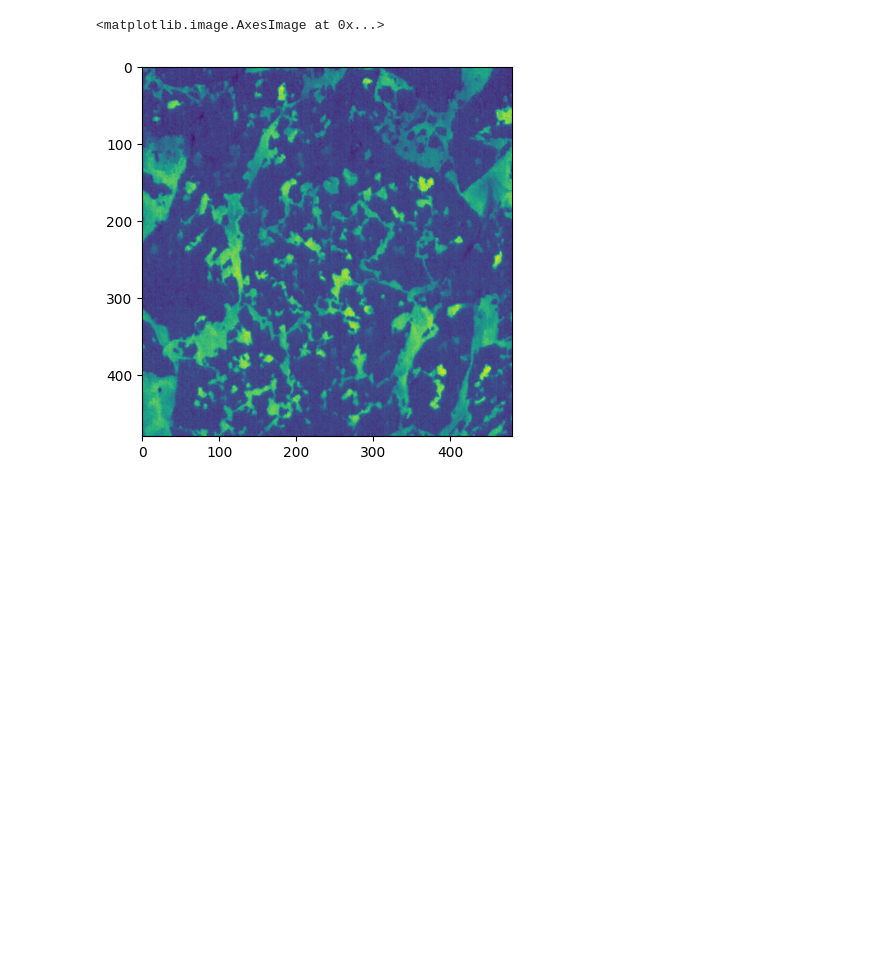
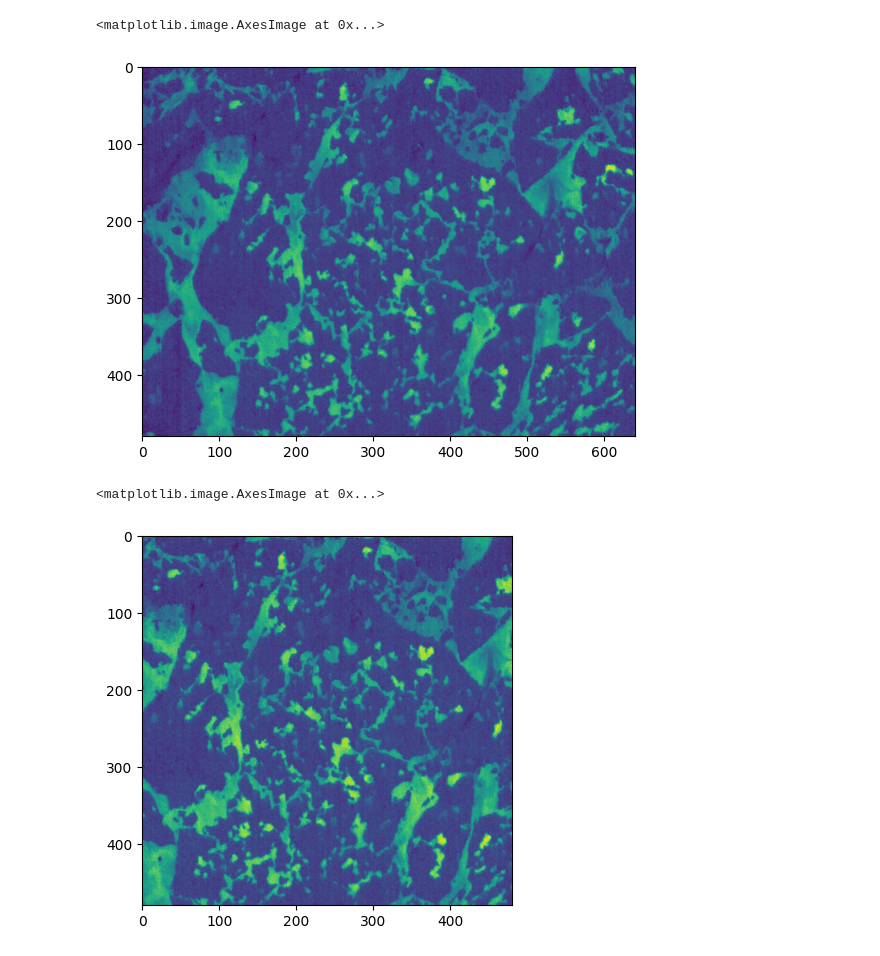
Before and after one commit to marlens123/autoSAM_pond_segmentation, a Jupyter notebook: visualize.ipynb, the cells around one changed output. Saved outputs shown, nothing was run; the diff lists cells and outputs as text; code cells hidden in the pictures; blank space fills up the shorter version.

```diff
--- a/visualize.ipynb
+++ b/visualize.ipynb
@@ -6,3 +70,8 @@ import cv2
+# %%
+plt.imshow(ims[2416])
+# %% [output]
+<matplotlib.image.AxesImage at 0x...>
+[figure, added]
 # %%
 vis = cv2.imread('vis.jpg')
 masks = np.load('data/training/train_masks_n_2.npy')
```
Also changed, not shown: parts of 13 cells of this notebook, 3 other files.
